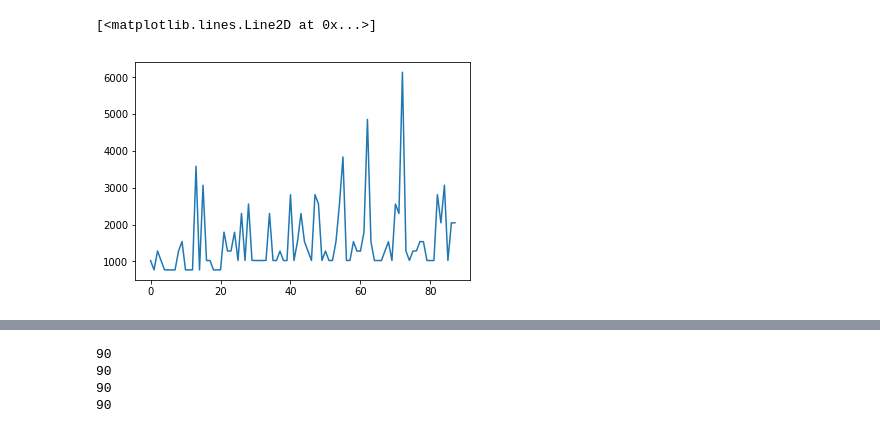
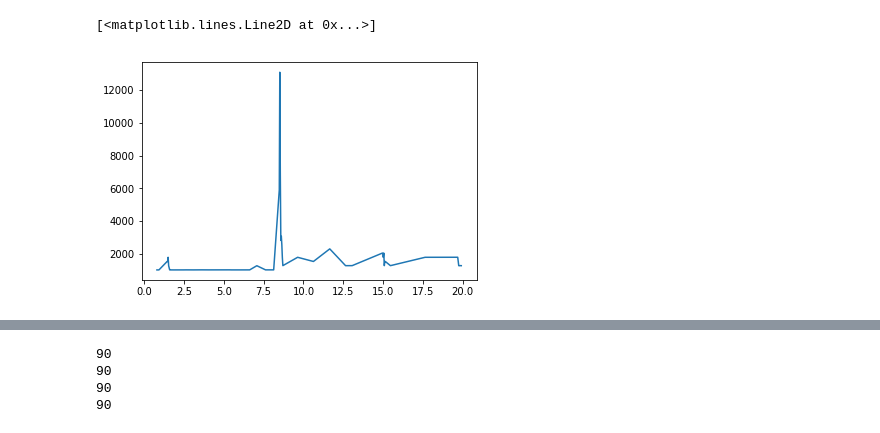
Before and after one commit to Khrystarlite/Poppy_Right_Arm_Creature, a Jupyter notebook: samples/notebooks/poppyAudio.ipynb, the cells around one changed output, grey strips where cells are left out. Drawn from its saved outputs; the diff is of its cells as text; code cells hidden in the pictures.

```diff
--- a/samples/notebooks/poppyAudio.ipynb
+++ b/samples/notebooks/poppyAudio.ipynb
@@ -383,8 +386,8 @@ len(spike[0])
 # %%
-plt.plot(spike[1])
+plt.plot(spike[0],spike[1])
 # %% [output]
 [<matplotlib.lines.Line2D at 0x...>]
-[figure, old version]
+[figure, new version]
 # %%
 plt.plot(data_table)
 # %% [output]
```
Also changed, not shown: parts of 6 cells of this notebook, 37 other files.
